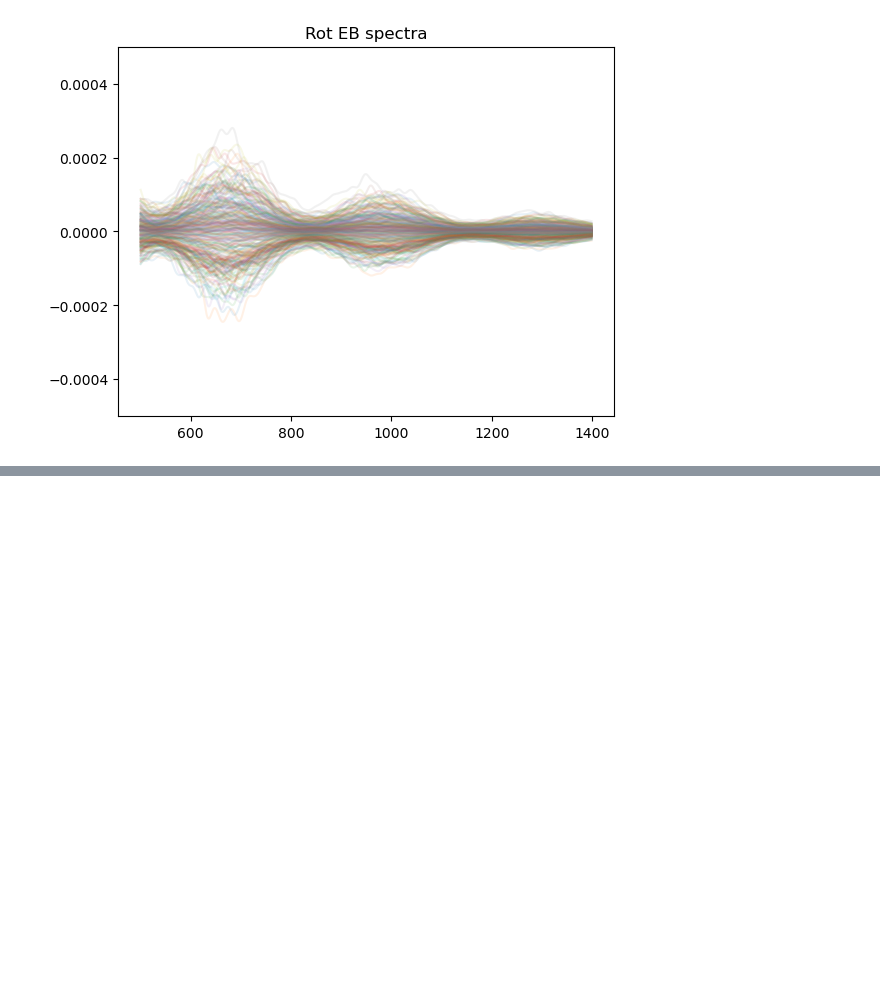
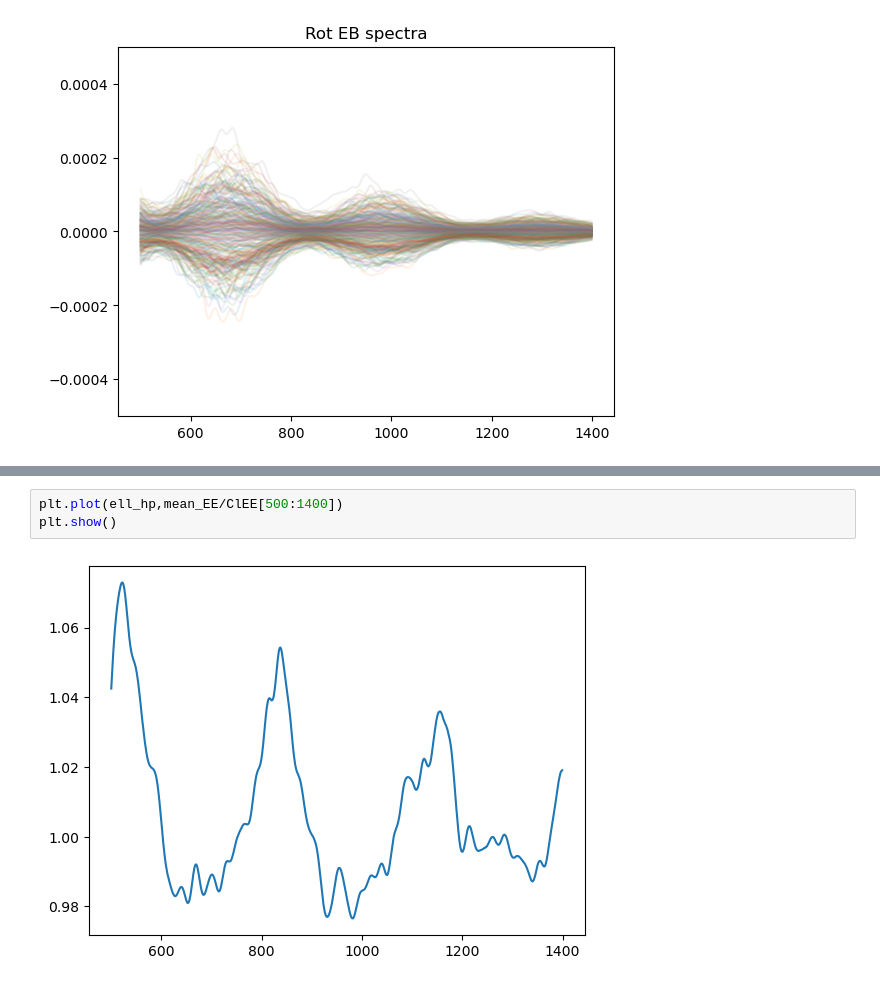
Before and after one commit to zhuber21/act-axion-analysis, a Jupyter notebook: notebooks/healpy_only_mask_test_3_20240305.ipynb, the cells around one changed output, grey strips where cells are left out. Drawn from its saved outputs; the diff is of its cells as text; blank space fills up the shorter version.

```diff
--- a/notebooks/healpy_only_mask_test_3_20240305.ipynb
+++ b/notebooks/healpy_only_mask_test_3_20240305.ipynb
@@ -1083,0 +1110,5 @@ plt.show()
+# %%
+plt.plot(ell_hp,mean_EE/ClEE[500:1400])
+plt.show()
+# %% [output]
+[figure, added]
```
Also changed, not shown: parts of 4 cells of this notebook.
